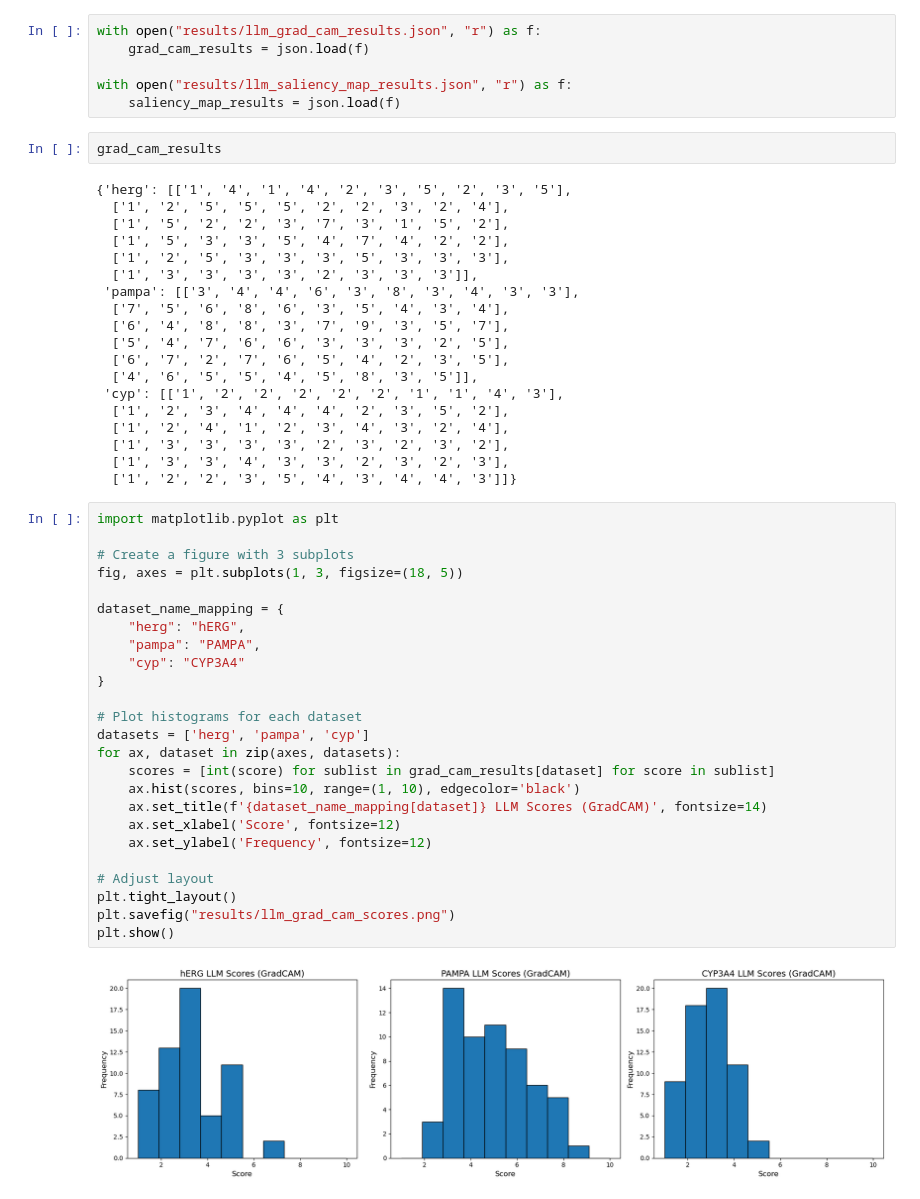
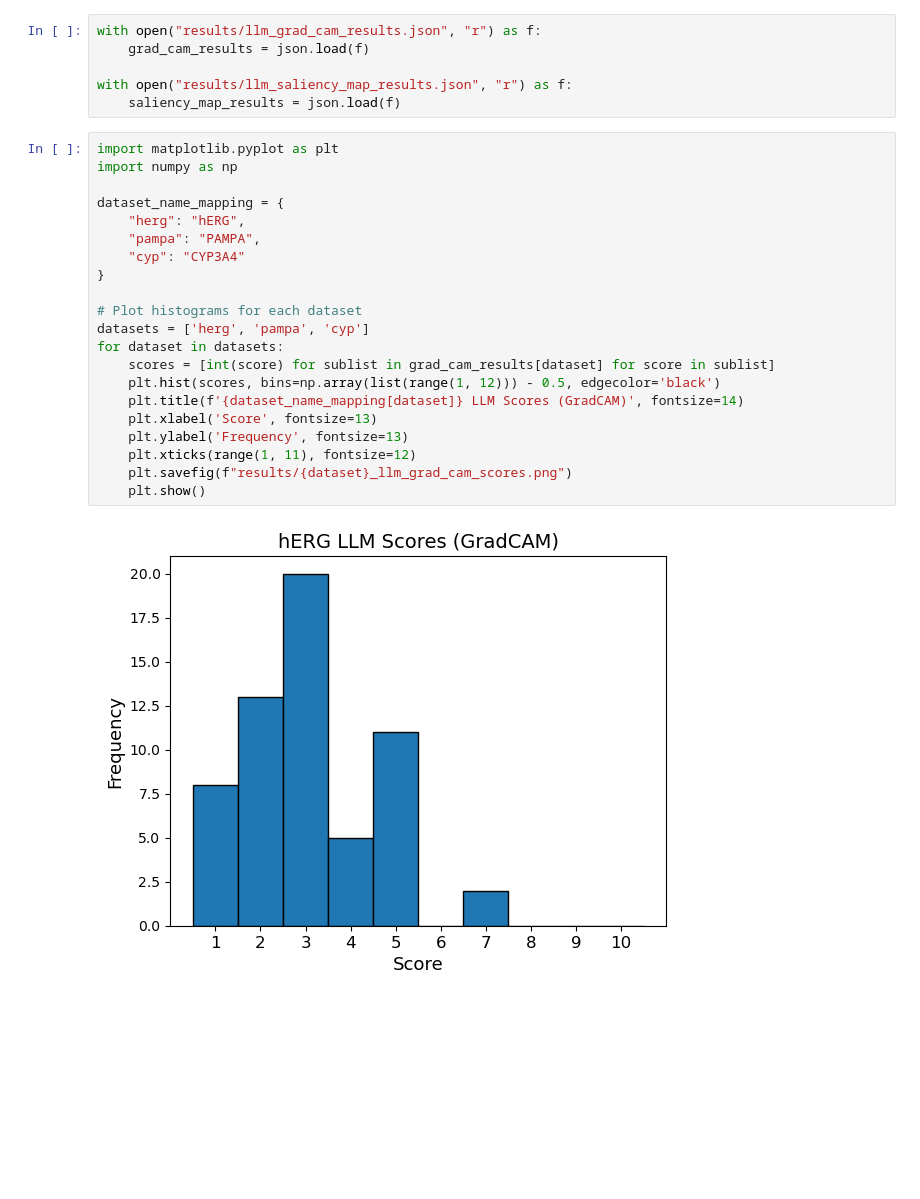
Before and after one commit to ktylus/qsar-models-explainability, a Jupyter notebook: llm_test.ipynb, the cells around one changed output. Drawn from its saved outputs; the diff is of its cells as text; blank space fills up the shorter version.

Commit message:
changed llm histograms

```diff
--- a/llm_test.ipynb
+++ b/llm_test.ipynb
@@ -91,51 +91,26 @@ with open("results/llm_grad_cam_results.json", "r") as f:
 
 with open("results/llm_saliency_map_results.json", "r") as f:
     saliency_map_results = json.load(f)
-# %%
-grad_cam_results
-# %% [output]
-{'herg': [['1', '4', '1', '4', '2', '3', '5', '2', '3', '5'],
-  ['1', '2', '5', '5', '5', '2', '2', '3', '2', '4'],
-  ['1', '5', '2', '2', '3', '7', '3', '1', '5', '2'],
-  ['1', '5', '3', '3', '5', '4', '7', '4', '2', '2'],
-  ['1', '2', '5', '3', '3', '3', '5', '3', '3', '3'],
-  ['1', '3', '3', '3', '3', '2', '3', '3', '3']],
- 'pampa': [['3', '4', '4', '6', '3', '8', '3', '4', '3', '3'],
-  ['7', '5', '6', '8', '6', '3', '5', '4', '3', '4'],
-  ['6', '4', '8', '8', '3', '7', '9', '3', '5', '7'],
-  ['5', '4', '7', '6', '6', '3', '3', '3', '2', '5'],
-  ['6', '7', '2', '7', '6', '5', '4', '2', '3', '5'],
-  ['4', '6', '5', '5', '4', '5', '8', '3', '5']],
- 'cyp': [['1', '2', '2', '2', '2', '2', '1', '1', '4', '3'],
-  ['1', '2', '3', '4', '4', '4', '2', '3', '5', '2'],
-  ['1', '2', '4', '1', '2', '3', '4', '3', '2', '4'],
-  ['1', '3', '3', '3', '3', '2', '3', '2', '3', '2'],
-  ['1', '3', '3', '4', '3', '3', '2', '3', '2', '3'],
-  ['1', '2', '2', '3', '5', '4', '3', '4', '4', '3']]}
 # %%
 import matplotlib.pyplot as plt
-
-# Create a figure with 3 subplots
-fig, axes = plt.subplots(1, 3, figsize=(18, 5))
+import numpy as np
 
 dataset_name_mapping = {
     "herg": "hERG",
     "pampa": "PAMPA",
     "cyp": "CYP3A4"
 }
 
 # Plot histograms for each dataset
 datasets = ['herg', 'pampa', 'cyp']
-for ax, dataset in zip(axes, datasets):
+for dataset in datasets:
     scores = [int(score) for sublist in grad_cam_results[dataset] for score in sublist]
-    ax.hist(scores, bins=10, range=(1, 10), edgecolor='black')
-    ax.set_title(f'{dataset_name_mapping[dataset]} LLM Scores (GradCAM)', fontsize=14)
-    ax.set_xlabel('Score', fontsize=12)
-    ax.set_ylabel('Frequency', fontsize=12)
-
-# Adjust layout
-plt.tight_layout()
-plt.savefig("results/llm_grad_cam_scores.png")
-plt.show()
+    plt.hist(scores, bins=np.array(list(range(1, 12))) - 0.5, edgecolor='black')
+    plt.title(f'{dataset_name_mapping[dataset]} LLM Scores (GradCAM)', fontsize=14)
+    plt.xlabel('Score', fontsize=13)
+    plt.ylabel('Frequency', fontsize=13)
+    plt.xticks(range(1, 11), fontsize=12)
+    plt.savefig(f"results/{dataset}_llm_grad_cam_scores.png")
+    plt.show()
 # %% [output]
-[figure, old version]
+[figure, new version]
```
Also changed, not shown: parts of 2 cells of this notebook, 8 other files.
